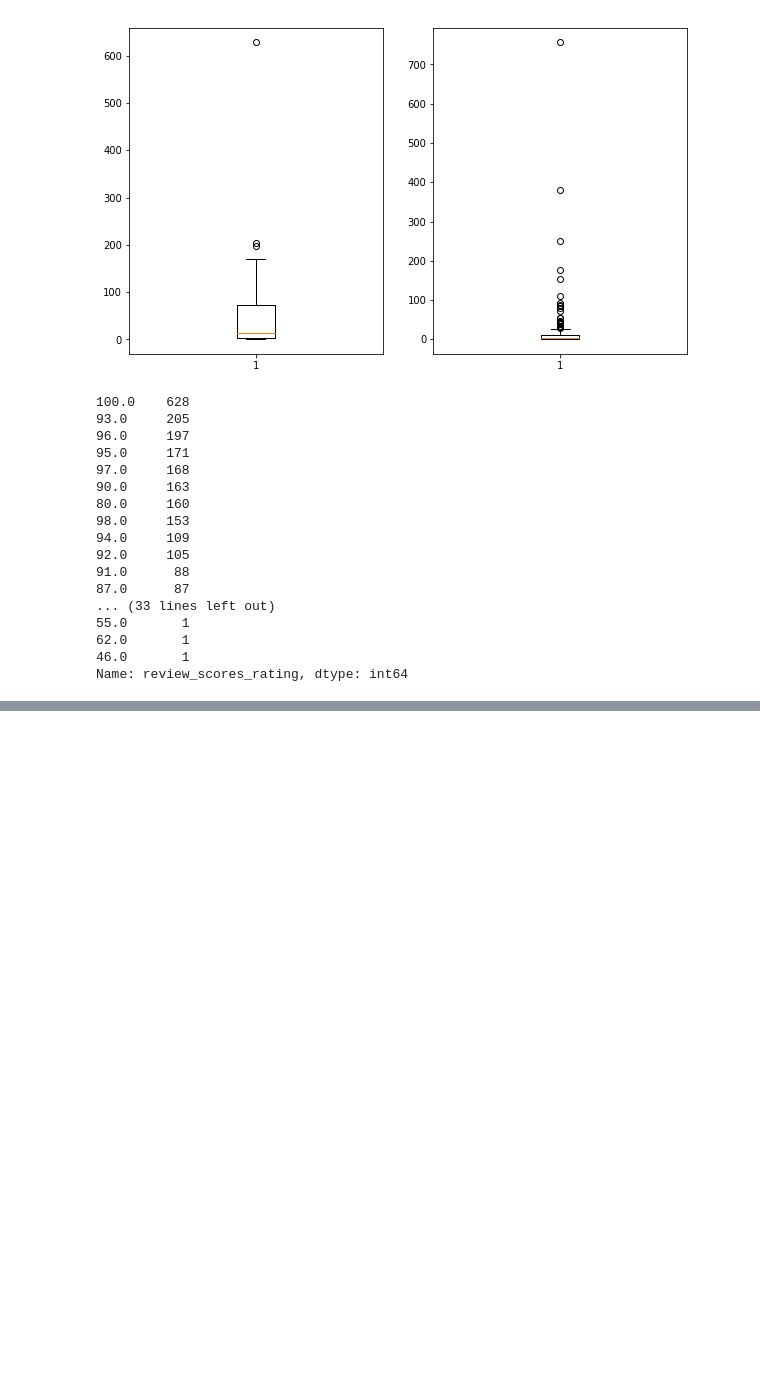
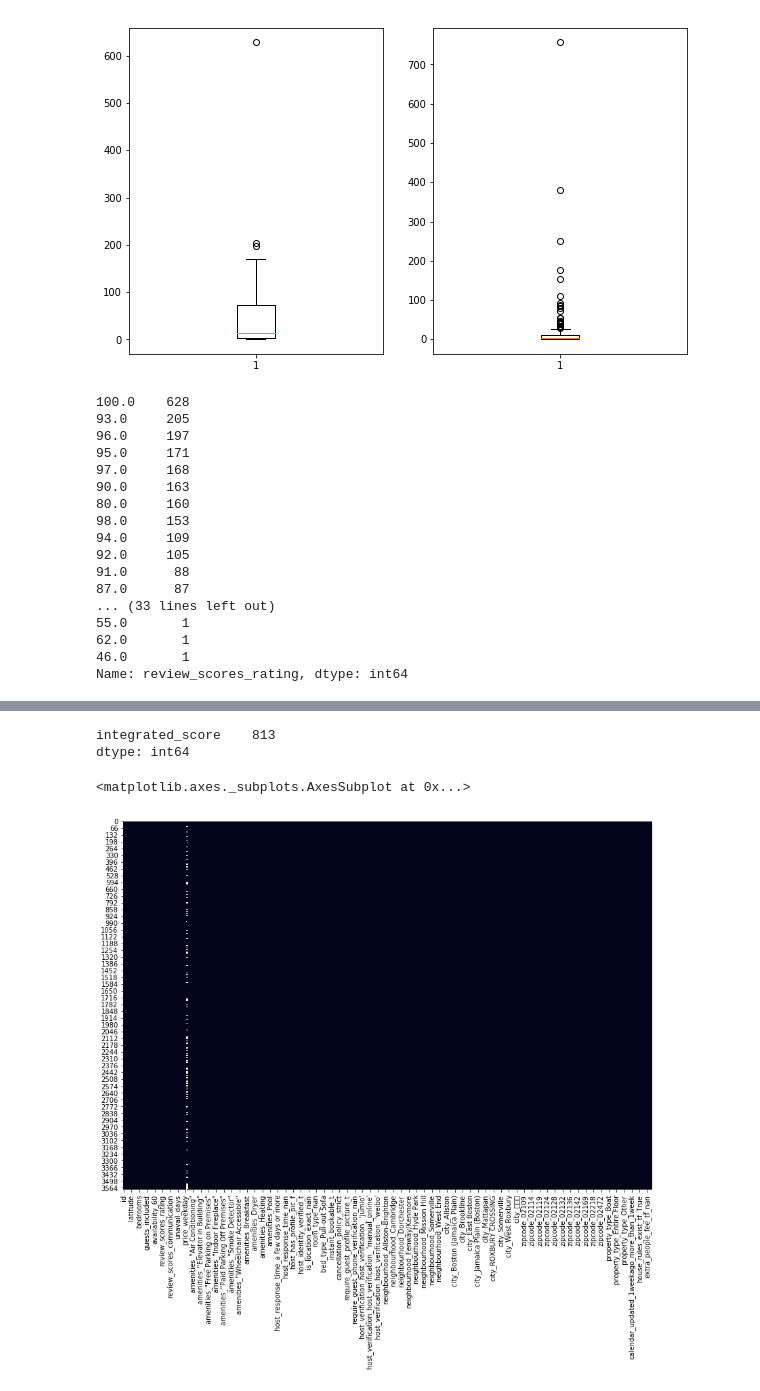
Before and after one commit to dalpengholic/Udacity_Boston-AirBNB-Data, a Jupyter notebook: p4_Boston_AirBnB_with CRISP-DM.ipynb, the cells around one changed output, grey strips where cells are left out. Saved outputs shown, nothing was run; the diff lists cells and outputs as text; code cells hidden in the pictures; blank space fills up the shorter version.

Commit message:
data cleaning

```diff
--- a/p4_Boston_AirBnB_with CRISP-DM.ipynb
+++ b/p4_Boston_AirBnB_with CRISP-DM.ipynb
@@ -926,0 +818,3 @@ Name: calendar_updated, dtype: int64
+# %%
+df_listing_modi5 = pd.get_dummies(df_listing_modi5, columns=['calendar_updated_1weekago','house_rules_exist_tf','extra_people_fee_tf'],
+                                  prefix=['calendar_updated_1weekago','house_rules_exist_tf','extra_people_fee_tf'], dummy_na=True)
@@ -926,0 +826,9 @@ Name: calendar_updated, dtype: int64
+# %%
+df_listing_modi5[["host_response_rate",'host_acceptance_rate']].head(n=5)
+print(df_listing_modi5.host_response_rate.value_counts())
+print(df_listing_modi5.host_acceptance_rate.value_counts())
+df_listing_modi5["host_response_rate_100"] = np.where(df_listing_modi5['host_response_rate'] ==100, True, False)
+df_listing_modi5["host_acceptance_rate_100"] = np.where(df_listing_modi5['host_acceptance_rate'] ==100, True, False)
+# %%
+df_listing_modi5[["host_response_rate_100",'host_acceptance_rate_100']]
+df_listing_modi5 =  df_listing_modi5.drop(['host_response_rate','host_acceptance_rate','reviews_per_month'], axis=1)
@@ -926,0 +839,26 @@ Name: calendar_updated, dtype: int64
+# %%
+#bathrooms, bedrooms, beds, cleaning_fee, review_scores_rating, review_... : : fillna with mean value
+columns1 = ['bathrooms','bedrooms','beds','cleaning_fee','review_scores_rating','review_scores_accuracy','review_scores_cleanliness','review_scores_checkin',
+            'review_scores_communication','review_scores_location','review_scores_value']
+df_listing_modi5[columns1] = df_listing_modi5[columns1].fillna(df_listing_modi5.mean())
+df_listing_modi5.price_weekend.fillna(df_listing_modi5.price, inplace=True)
+df_listing_modi5.price_weekday.fillna(df_listing_modi5.price, inplace=True)
+
+
+# r fillna with mean value
+# 위 진행후 아래 진행
+    ## df_listing_modi3['integrated_score'] = df_listing_modi3['review_scores_rating']*df_listing_modi3['number_of_reviews']
+    ## df_listing_modi3['integrated_score_log'] = np.log(df_listing_modi3['integrated_score'] )
+    ## df_listing_modi3.head()
+
+# df_listing_modi5.review_scores_rating.value_counts(dropna=False)
+df_listing_modi5['integrated_score_log'] = np.log(df_listing_modi5['review_scores_rating']*df_listing_modi5['number_of_reviews'])
+df_listing_modi5.head()
+
+
+tmp = df_listing_modi5.columns[df_listing_modi5.isna().any()].tolist()
+tmp
+df_listing_modi5[tmp].isnull().astype(int).sum()
+# %% [output]
+integrated_score    813
+dtype: int64
@@ -926,0 +867,6 @@ Name: calendar_updated, dtype: int64
+# %%
+plt.figure(figsize=(14, 10))
+sns.heatmap(df_listing_modi5.isnull(), cbar=False)
+# %% [output]
+<matplotlib.axes._subplots.AxesSubplot at 0x...>
+[figure, added]
```
Also changed, not shown: parts of 35 cells of this notebook.
